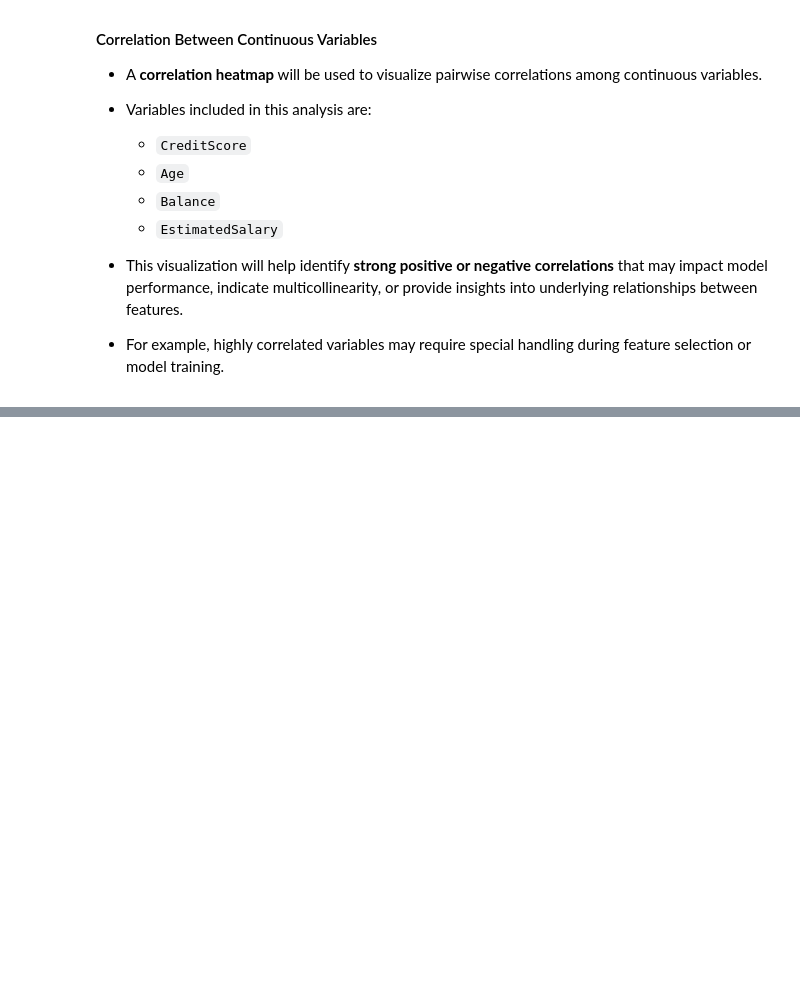
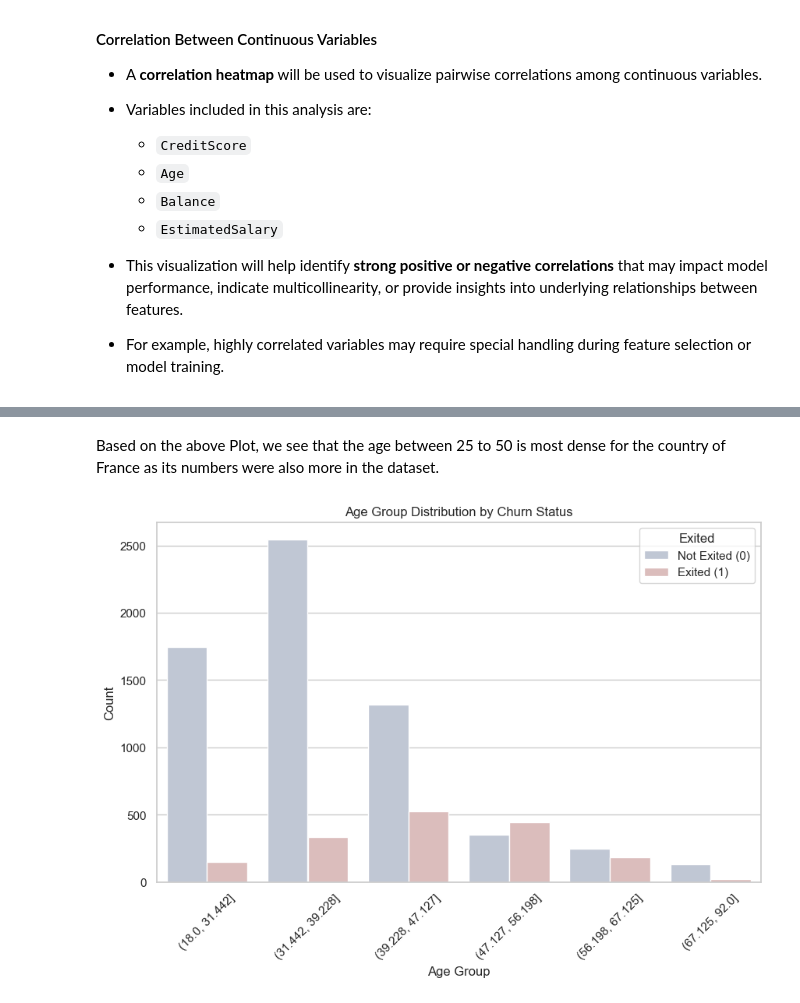
Before and after one commit to azamKhattak24/Customer_Churn_Prediction, a Jupyter notebook: notebooks/customerChurnPrediction.ipynb, the cells around one changed output, grey strips where cells are left out. Drawn from its saved outputs; the diff is of its cells as text; code cells hidden in the pictures; blank space fills up the shorter version.

```diff
--- a/notebooks/customerChurnPrediction.ipynb
+++ b/notebooks/customerChurnPrediction.ipynb
@@ -707,0 +794,26 @@ plot_barplots_with_target(customers_train, columns, target_col='exited', titles=
+# %% [markdown]
+Based on the above Plot, we see that the age between 25 to 50 is most dense for the country of France as its numbers were also more in the dataset.
+# %%
+# Initialize KBinsDiscretizer with desired settings
+discretizer = KBinsDiscretizer(n_bins=6, encode='ordinal', strategy='kmeans', subsample=None)
+
+# Fit the discretizer on the training data and transform both train and test data
+customers_train['age_code'] = discretizer.fit_transform(customers_train[['age']])
+customers_train['age_group'] = pd.cut(x=customers_train['age'],
+                                    bins=discretizer.bin_edges_[0].tolist())
+customers_test['age_code'] = discretizer.transform(customers_test[['age']])
+customers_test['age_group'] = pd.cut(x=customers_train['age'],
+                                    bins=discretizer.bin_edges_[0].tolist())
+
+
+# Create a count plot for age groups with hue for 'Exited'
+plt.figure(figsize=(10, 6))
+sns.countplot(data=customers_train, x='age_group', hue='exited', palette='vlag')
+plt.title('Age Group Distribution by Churn Status')
+plt.xlabel('Age Group')
+plt.ylabel('Count')
+plt.xticks(rotation=45)  # Rotate x-axis labels for better readability
+plt.legend(title='Exited', labels=['Not Exited (0)', 'Exited (1)'])
+plt.show()
+# %% [output]
+[figure, added]
```
Also changed, not shown: parts of 20 cells of this notebook.
